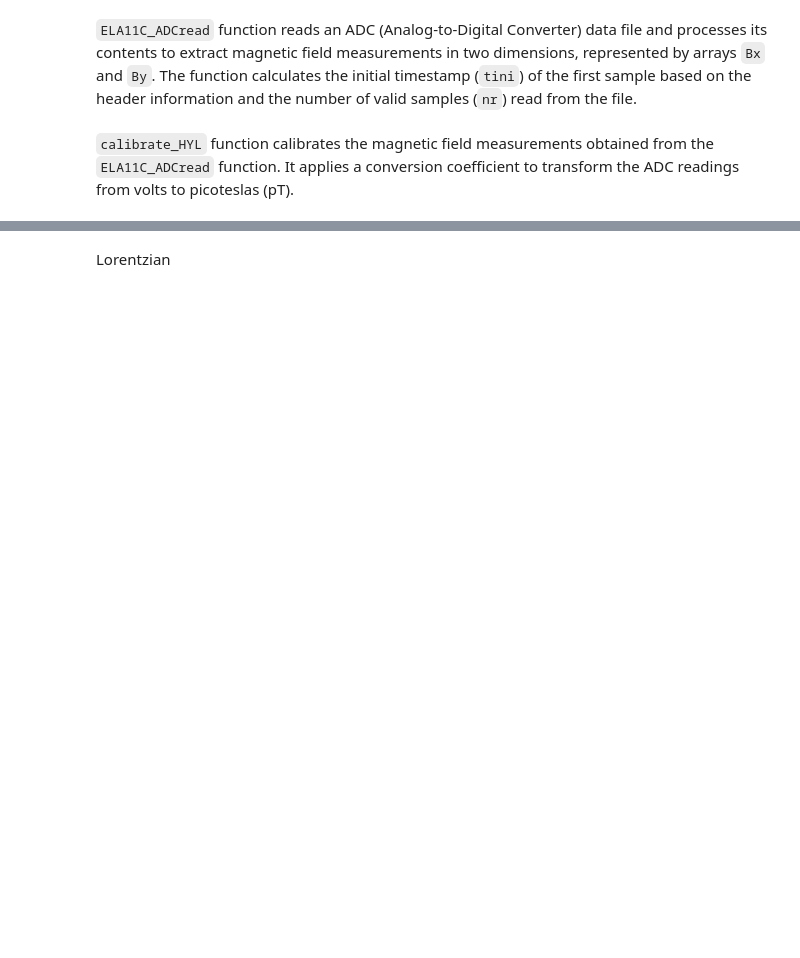
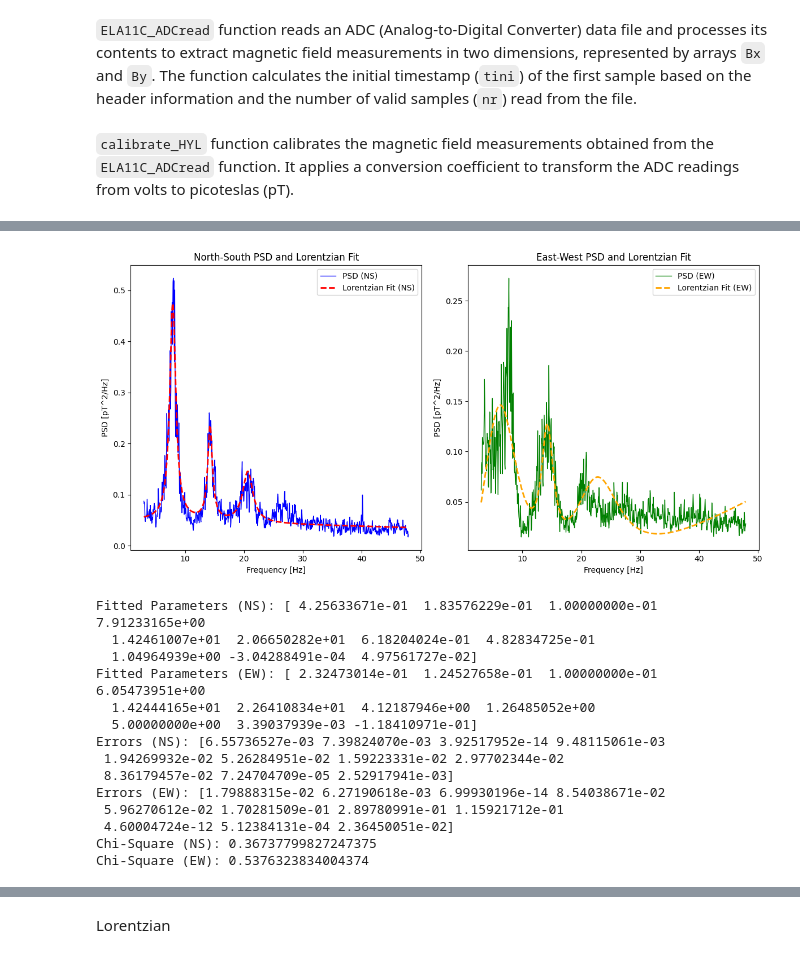
Before and after one commit to xaniadakis/TerraPulse, a Jupyter notebook: py/notebook.ipynb, the cells around one changed output, grey strips where cells are left out. Cells and saved outputs as stored; diff of their text form; code cells hidden in the pictures; blank space fills up the shorter version.

Commit message:
🧨 add matlab script into flow that generates lorentzian fits 🔎 create full day spectogram with python

```diff
--- a/py/notebook.ipynb
+++ b/py/notebook.ipynb
@@ -238,3 +352,39 @@ Time to plot: 0.4910 seconds
+# %%
+# Initial guess for Lorentzian fit parameters
+initial_guess = {
+    'a1': 0.5, 'a2': 0.5, 'a3': 0.5,
+    'f1': 8.0, 'f2': 14.0, 'f3': 20.0,
+    's1': 2.0, 's2': 2.0, 's3': 2.0,
+    'm': 0.0, 'n': 0.0
+}
+
+# Perform the Lorentzian fit on the PSD data and plot the results
+fitted_params_NS, fitted_params_EW, errors_NS, errors_EW, chi2_NS, chi2_EW = lorentzian_fit_psd_and_plot(
+    S_NS_downsampled, S_EW_downsampled, f_downsampled, initial_guess
+)
+
+print("Fitted Parameters (NS):", fitted_params_NS)
+print("Fitted Parameters (EW):", fitted_params_EW)
+print("Errors (NS):", errors_NS)
+print("Errors (EW):", errors_EW)
+print("Chi-Square (NS):", chi2_NS)
+print("Chi-Square (EW):", chi2_EW)
+# %% [output]
+[figure, added]
+Fitted Parameters (NS): [ 4.25633671e-01  1.83576229e-01  1.00000000e-01  7.91233165e+00
+  1.42461007e+01  2.06650282e+01  6.18204024e-01  4.82834725e-01
+  1.04964939e+00 -3.04288491e-04  4.97561727e-02]
+Fitted Parameters (EW): [ 2.32473014e-01  1.24527658e-01  1.00000000e-01  6.05473951e+00
+  1.42444165e+01  2.26410834e+01  4.12187946e+00  1.26485052e+00
+  5.00000000e+00  3.39037939e-03 -1.18410971e-01]
+Errors (NS): [6.55736527e-03 7.39824070e-03 3.92517952e-14 9.48115061e-03
+ 1.94269932e-02 5.26284951e-02 1.59223331e-02 2.97702344e-02
+ 8.36179457e-02 7.24704709e-05 2.52917941e-03]
+Errors (EW): [1.79888315e-02 6.27190618e-03 6.99930196e-14 8.54038671e-02
+ 5.96270612e-02 1.70281509e-01 2.89780991e-01 1.15921712e-01
+ 4.60004724e-12 5.12384131e-04 2.36450051e-02]
+Chi-Square (NS): 0.36737799827247375
+Chi-Square (EW): 0.5376323834004374
 # %%
 import sys
 
```
Also changed, not shown: parts of 14 cells of this notebook, 13 other files.
